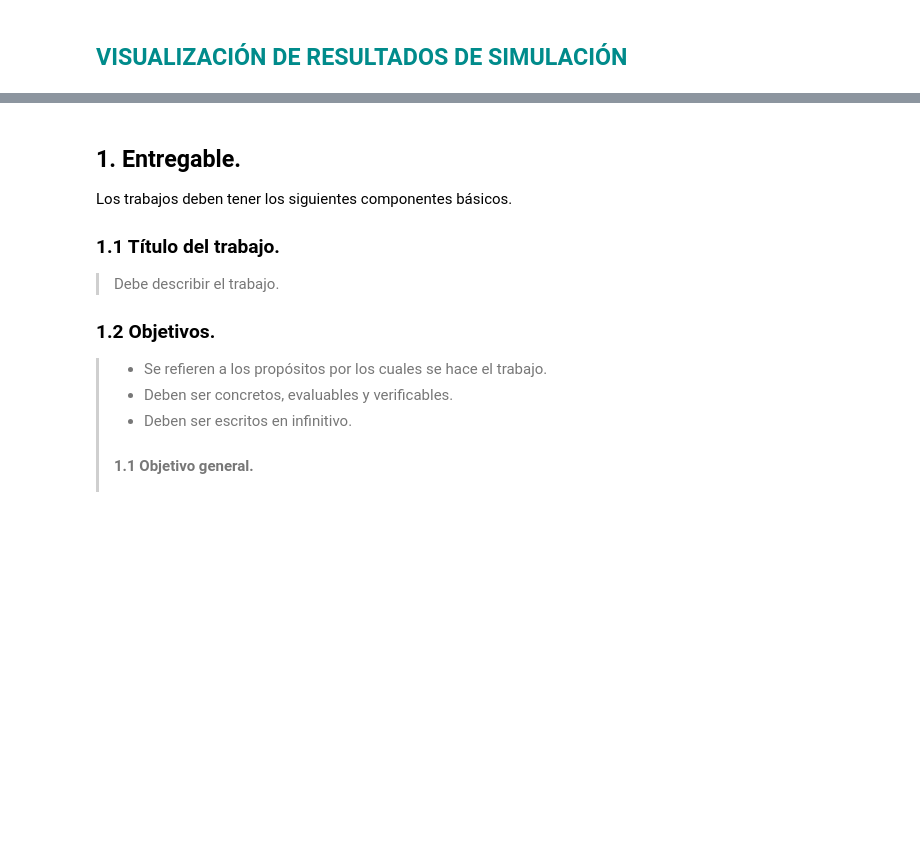
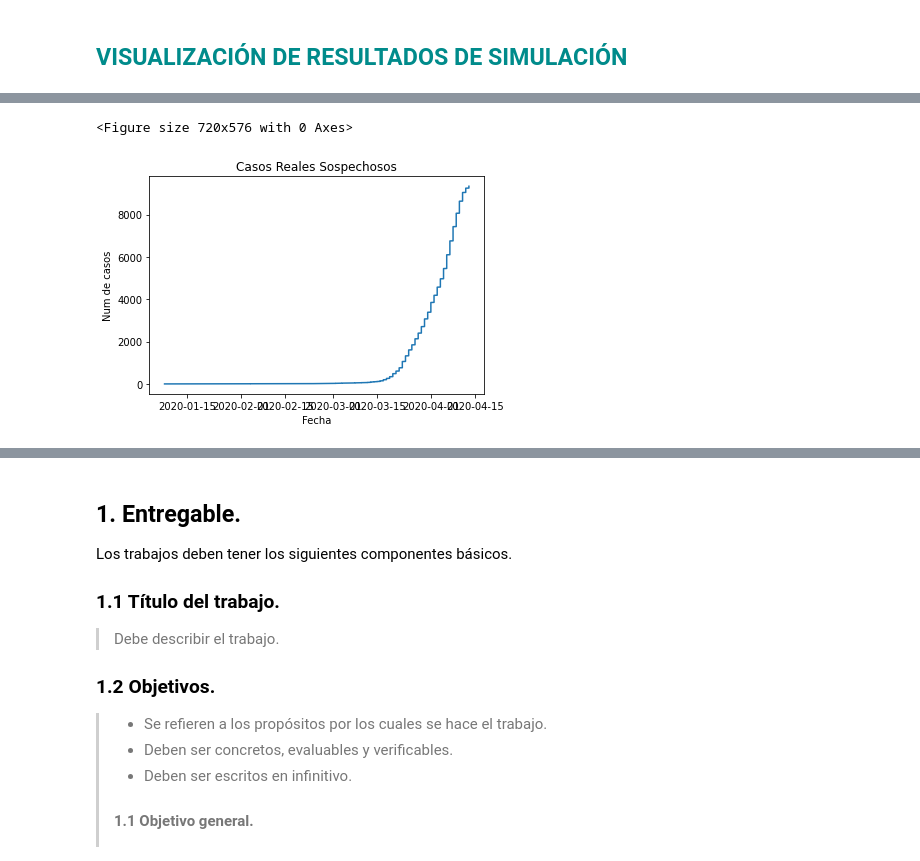
Before and after one commit to mariajmac/DefinicionProyectoConjunto_ESalazar_MJMacias, a Jupyter notebook: DefinicionProyectoConjunto2_ESalazar_MJMacias.ipynb, the cells around one changed output, grey strips where cells are left out. Saved outputs shown, nothing was run; the diff lists cells and outputs as text; code cells hidden in the pictures; blank space fills up the shorter version.

```diff
--- a/DefinicionProyectoConjunto2_ESalazar_MJMacias.ipynb
+++ b/DefinicionProyectoConjunto2_ESalazar_MJMacias.ipynb
@@ -150,2 +164,13 @@ dataCS = dataCS.drop(0, axis=0)
+# %%
+plt.figure(figsize=(10,8))
+fig, ax = plt.subplots()
+ax.plot(dataCS['Unnamed: 4'], dataCS['Casos Sospechosos a enfermedad por COVID-19.'])
+plt.title('Casos Reales Sospechosos')
+plt.xlabel('Fecha')
+plt.ylabel('Num de casos')
+plt.show()
+# %% [output]
+<Figure size 720x576 with 0 Axes>
+[figure, added]
 # %%
 num_casosS = 9341
```
Also changed, not shown: parts of 4 cells of this notebook, 2 other files.
